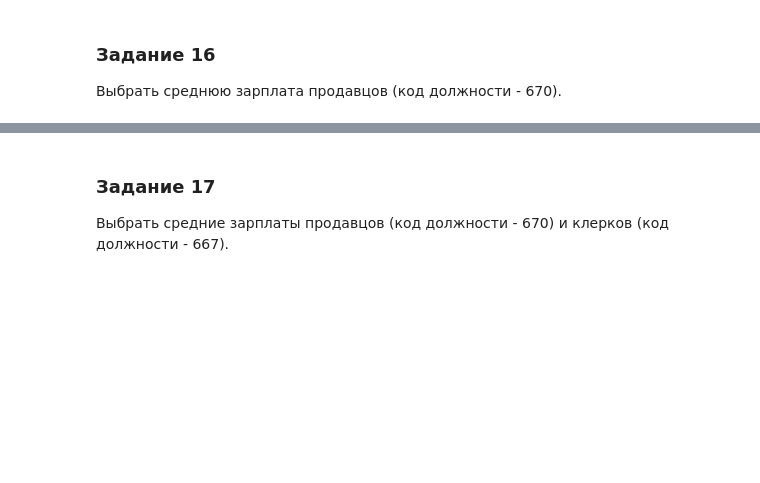
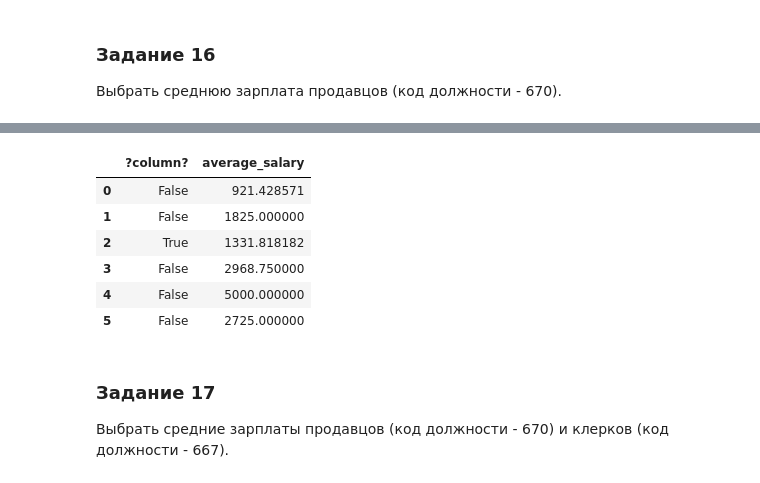
Before and after one commit to Ed00107/sbd1, a Jupyter notebook: Большое_ДЗ_1.ipynb, the cells around one changed output, grey strips where cells are left out. Cells and saved outputs as stored; diff of their text form; code cells hidden in the pictures; blank space fills up the shorter version.

```diff
--- a/Большое_ДЗ_1.ipynb
+++ b/Большое_ДЗ_1.ipynb
@@ -371,3 +377,21 @@ Select 1
+# %%
+pd.read_sql_query("""
+SELECT job_id=670 ,AVG(SALARY) AS
+AVERAGE_SALARY
+FROM da.employee
+Group By job_id
+;
+
+
+""", conn)#
+# %% [output]
+|  | ?column? | average_salary |
+| 0 | False | 921.428571 |
+| 1 | False | 1825.000000 |
+| 2 | True | 1331.818182 |
+| 3 | False | 2968.750000 |
+| 4 | False | 5000.000000 |
+| 5 | False | 2725.000000 |
 # %% [markdown]
 ### Задание 17
  Выбрать средние зарплаты продавцов (код должности - 670) и клерков (код должности - 667).
```
Also changed, not shown: parts of 2 cells of this notebook.
